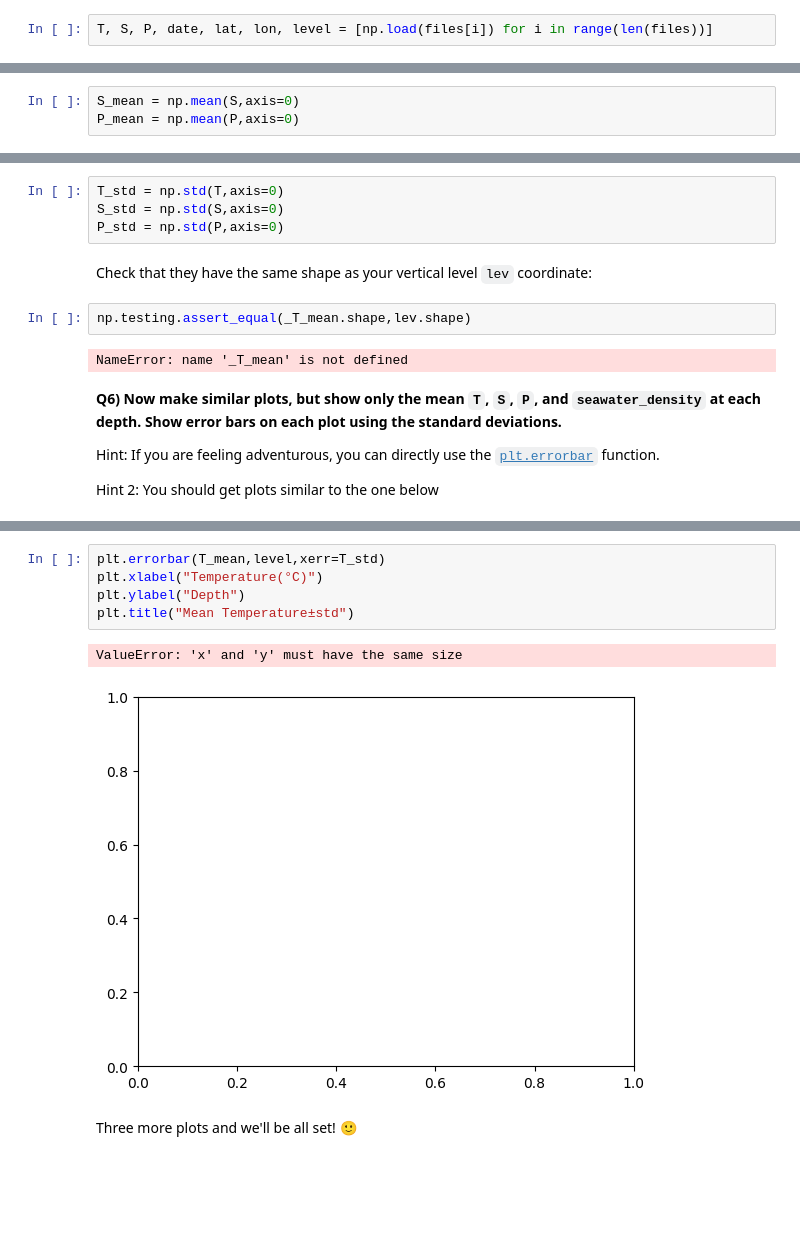
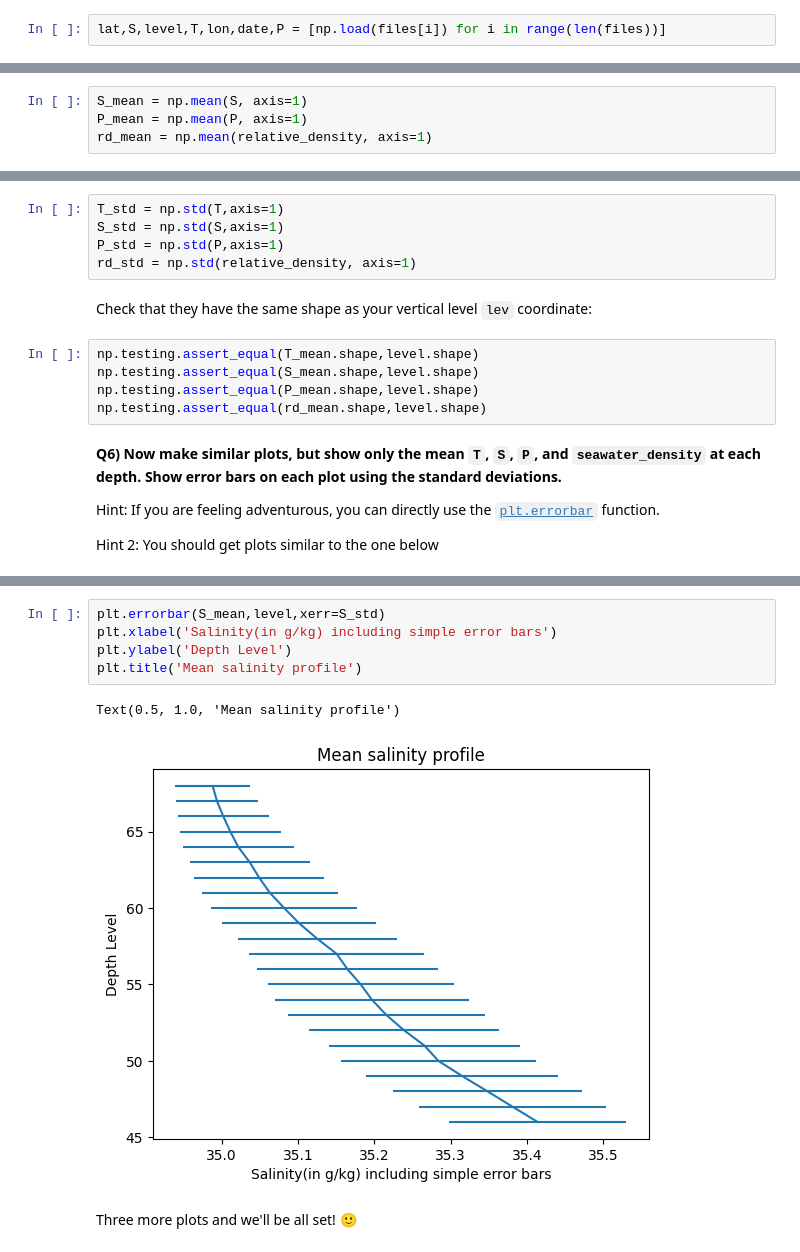
Before and after one commit to haozheng2599/2025_Intro_Python, a Jupyter notebook: notebook/W2_S1.ipynb, the cells around one changed output, grey strips where cells are left out. Drawn from its saved outputs; the diff is of its cells as text; blank space fills up the shorter version.

```diff
--- a/notebook/W2_S1.ipynb
+++ b/notebook/W2_S1.ipynb
@@ -69,7 +67,7 @@ print(files)
 # %% [markdown]
 Then, load the files as `numpy` arrays, for instance using list comprehension
 # %%
-T, S, P, date, lat, lon, level = [np.load(files[i]) for i in range(len(files))]
+lat,S,level,T,lon,date,P = [np.load(files[i]) for i in range(len(files))]
 # %% [markdown]
 **Q2) Recreate the `level` array using `np.arange` and `np.linspace`**
 
@@ -261,18 +243,21 @@ T_mean = np.mean(T,axis=0)
 # %%
-S_mean = np.mean(S,axis=0)
-P_mean = np.mean(P,axis=0)
+S_mean = np.mean(S, axis=1)
+P_mean = np.mean(P, axis=1)
+rd_mean = np.mean(relative_density, axis=1)
 # %% [markdown]
 ... and the standard deviations.
 # %%
-T_std = np.std(T,axis=0)
-S_std = np.std(S,axis=0)
-P_std = np.std(P,axis=0)
+T_std = np.std(T,axis=1)
+S_std = np.std(S,axis=1)
+P_std = np.std(P,axis=1)
+rd_std = np.std(relative_density, axis=1)
 # %% [markdown]
 Check that they have the same shape as your vertical level `lev` coordinate:
-# %%
-np.testing.assert_equal(_T_mean.shape,lev.shape)
-# %% [output]
-NameError: name '_T_mean' is not defined
+# %%
+np.testing.assert_equal(T_mean.shape,level.shape)
+np.testing.assert_equal(S_mean.shape,level.shape)
+np.testing.assert_equal(P_mean.shape,level.shape)
+np.testing.assert_equal(rd_mean.shape,level.shape)
 # %% [markdown]
 **Q6) Now make similar plots, but show only the mean `T`, `S`, `P`, and `seawater_density` at each depth. Show error bars on each plot using the standard deviations.**
 
@@ -282,12 +267,12 @@ Hint 2: You should get plots similar to the one below
 # %% [markdown]
 ![Salinity_mean.png](embedded-picture-1)
 # %%
-plt.errorbar(T_mean,level,xerr=T_std)
-plt.xlabel("Temperature(°C)")
-plt.ylabel("Depth")
-plt.title("Mean Temperature±std")
+plt.errorbar(S_mean,level,xerr=S_std)
+plt.xlabel('Salinity(in g/kg) including simple error bars')
+plt.ylabel('Depth Level')
+plt.title('Mean salinity profile')
 # %% [output]
-ValueError: 'x' and 'y' must have the same size
+Text(0.5, 1.0, 'Mean salinity profile')
-[figure, old version]
+[figure, new version]
 # %% [markdown]
 Three more plots and we'll be all set! 🙂
```
Also changed, not shown: parts of 27 cells of this notebook.
